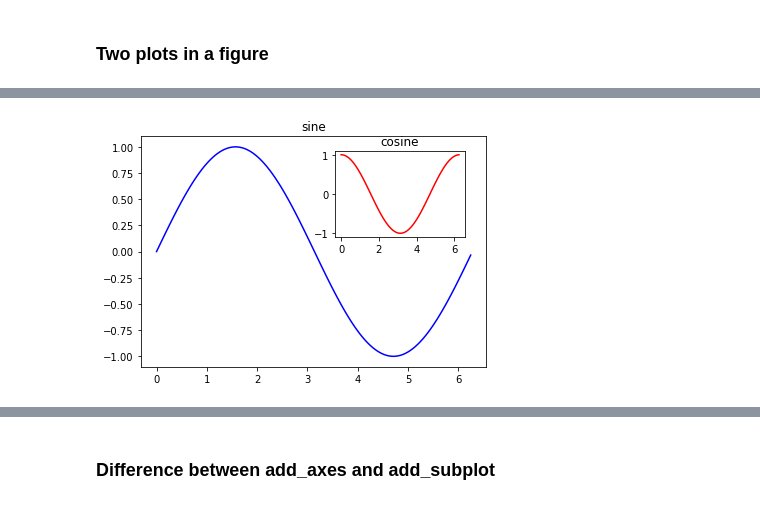
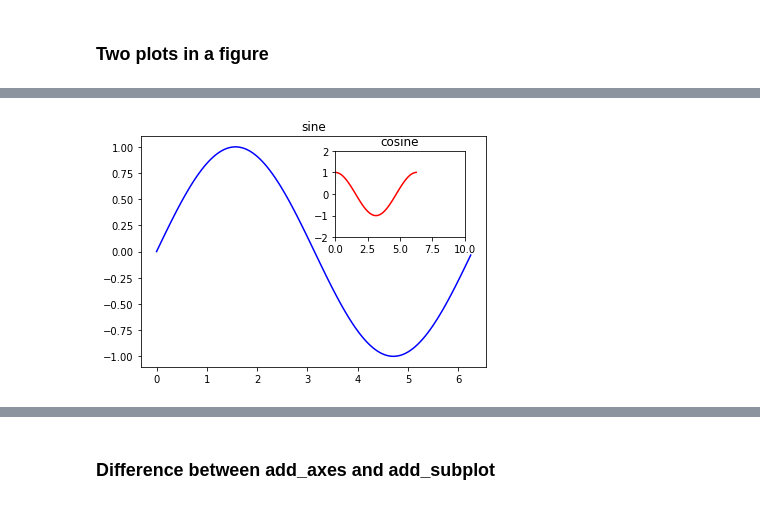
Before and after one commit to k21k/Python-Notes, a Jupyter notebook: Learning Notes/Learning Notes 7 - Matplotlib.ipynb, the cells around one changed output, grey strips where cells are left out. Drawn from its saved outputs; the diff is of its cells as text; code cells hidden in the pictures.

```diff
--- a/Learning Notes/Learning Notes 7 - Matplotlib.ipynb
+++ b/Learning Notes/Learning Notes 7 - Matplotlib.ipynb
@@ -516,20 +418,23 @@ plt.show()
 # %%
 import matplotlib.pyplot as plt
 import numpy as np
 import math
 x = np.arange(0, math.pi*2, 0.05)
 y = np.sin(x)
 
 fig=plt.figure()
 
-axes1 = fig.add_axes([0.1, 0.1, 0.8, 0.8]) # main axes
+axes1 = fig.add_axes([0.1, 0.1, 0.8, 0.8])           # main axes
 axes1.plot(x, y, 'b')
 axes1.set_title('sine')
 
-axes2 = fig.add_axes([0.55, 0.55, 0.3, 0.3]) # insert axes - the numbers are the fractions of the main
+axes2 = fig.add_axes([0.55, 0.55, 0.3, 0.3])         # insert axes - the numbers are the fractions of the main
 axes2.plot(x,np.cos(x),'r')
 axes2.set_title("cosine")
 
+axes2.set_xlim(0,10)                                 # set the limits
+axes2.set_ylim(-2,2)
+
 plt.show()
 # %% [output]
-[figure, old version]
+[figure, new version]
```
Also changed, not shown: parts of 26 cells of this notebook, 5 other files.
